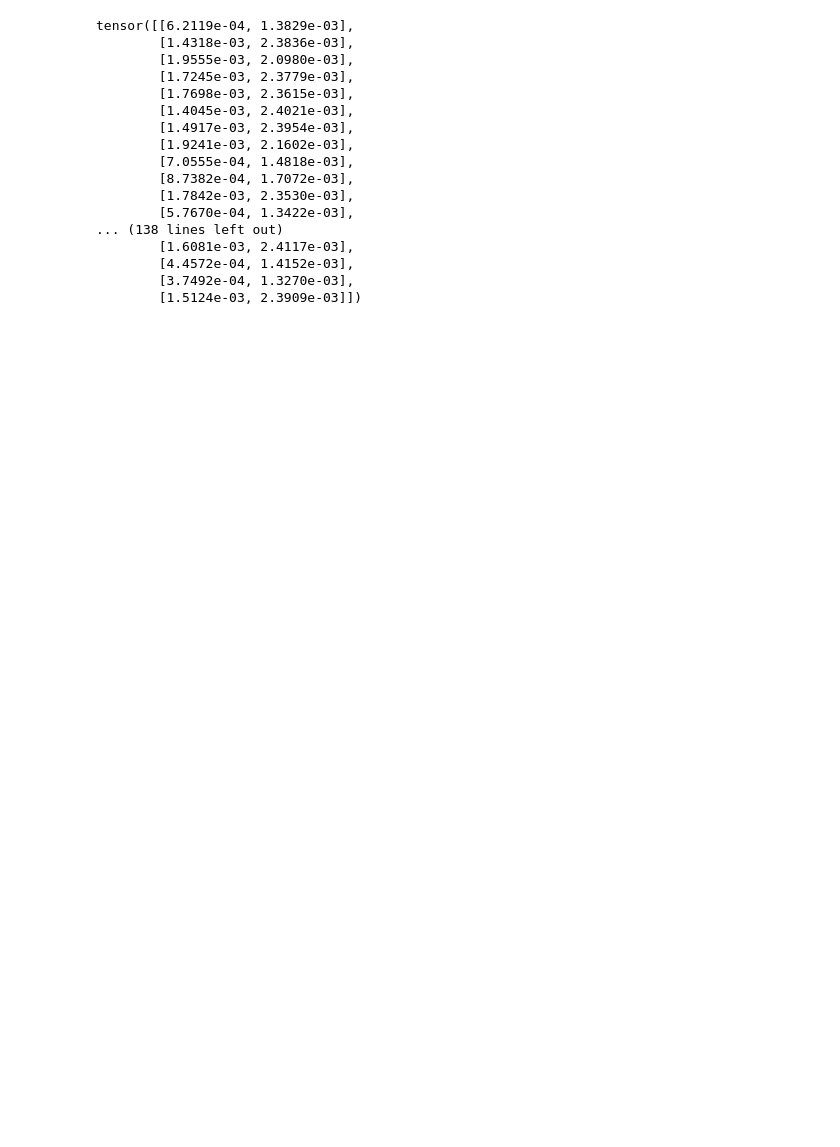
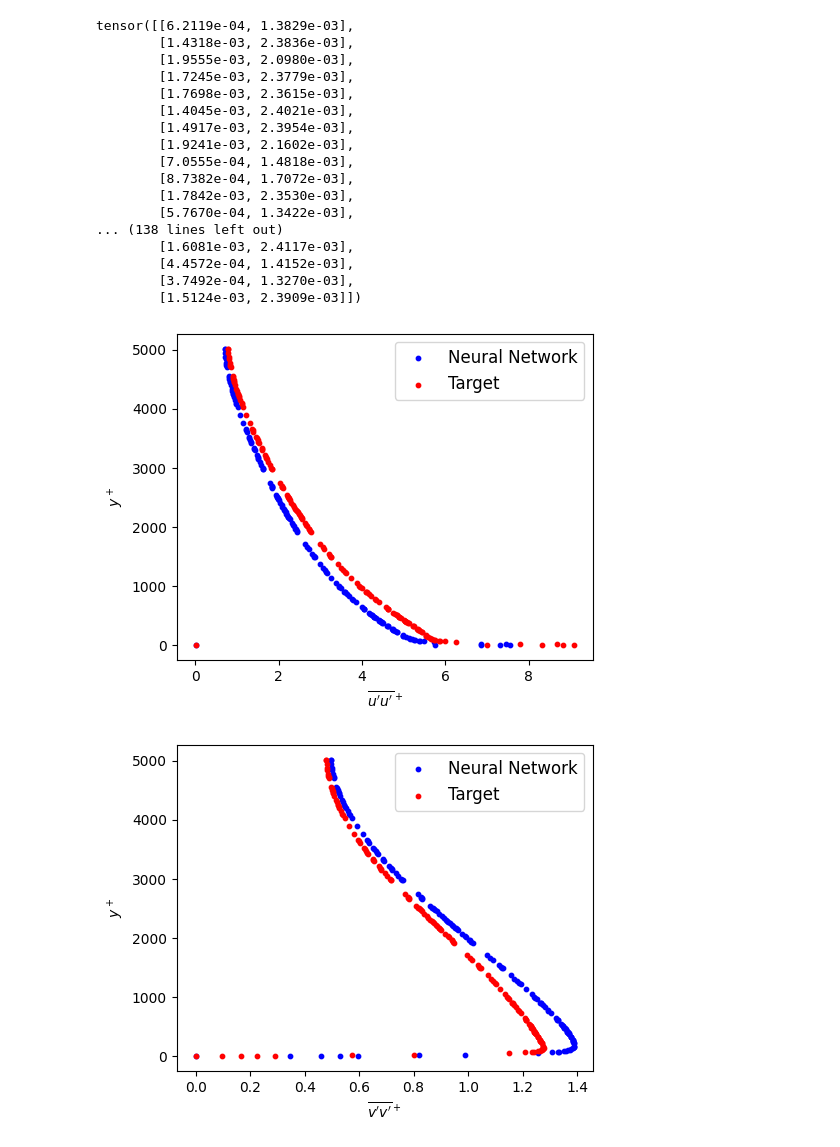
Before and after one commit to Beolinen/Kandidatarbete-ML-for-turbulence-modelling, a Jupyter notebook: neural.ipynb, the cells around one changed output. Cells and saved outputs as stored; diff of their text form; code cells hidden in the pictures; blank space fills up the shorter version.

```diff
--- a/neural.ipynb
+++ b/neural.ipynb
@@ -94,8 +95,8 @@ X = StandardScaler().fit_transform(dudy_squared_DNS)
 # transpose the target vector to make it a column vector
 y = c.transpose()
 
-#tau, dudy, k, uu, vv, ww
-test_var = np.concatenate((reshape_those_fuckers(tau,dudy_DNS,k_DNS,uu_DNS,vv_DNS,ww_DNS)),axis=1)
+#tau, dudy, k, uu, vv, ww, yplus_DNS
+test_var = np.concatenate((reshape_those_fuckers(tau,dudy_DNS,k_DNS,uu_DNS,vv_DNS,ww_DNS,yplus_DNS)),axis=1)
 
 # split the feature matrix and target vector into training and validation sets
 # test_size=0.2 means we reserve 20% of the data for validation
@@ -285,0 +266,40 @@ plt.show()
+# %%
+c_NN = y_val_tensor.detach().numpy()
+
+#tau, dudy, k, uu, vv, ww, yplus
+ww_NN = ((c_NN[:,0])*(test_var_val[:,0]**2*test_var_val[:,1]**2)/(-6) + 2/3)*test_var_val[:,2]
+uu_NN = ((1/12)*test_var_val[:,0]**2*test_var_val[:,1]**2*((c_NN[:,0]) + 6*(c_NN[:,1])) + 2/3)*test_var_val[:,2]
+vv_NN = ((1/12)*test_var_val[:,0]**2*test_var_val[:,1]**2*((c_NN[:,0]) - 6*(c_NN[:,1])) + 2/3)*test_var_val[:,2]
+
+
+fig1 = plt.figure()
+plt.subplots_adjust(left=0.25,bottom=0.20)
+plt.scatter(uu_NN,test_var_val[:,6], marker="o", s=10, c="blue", label="Neural Network")
+plt.scatter(test_var_val[:,3],test_var_val[:,6],marker="o", s=10, c="red", label="Target")
+#plt.axis([0, 1.5, 10,5000])
+plt.xlabel("$\overline{u'u'}^+$")
+plt.ylabel("$y^+$")
+plt.legend(loc="best",fontsize=12)
+
+fig2 = plt.figure()
+plt.subplots_adjust(left=0.25,bottom=0.20)
+plt.scatter(vv_NN,test_var_val[:,6], marker="o", s=10, c="blue", label="Neural Network")
+plt.scatter(test_var_val[:,4],test_var_val[:,6],marker="o", s=10, c="red", label="Target")
+#plt.axis([0, 1.5, 10,5000])
+plt.xlabel("$\overline{v'v'}^+$")
+plt.ylabel("$y^+$")
+plt.legend(loc="best",fontsize=12)
+
+fig3 = plt.figure()
+plt.subplots_adjust(left=0.25,bottom=0.20)
+plt.scatter(ww_NN,test_var_val[:,6], marker="o", s=10, c="blue", label="Neural Network")
+plt.scatter(test_var_val[:,5],test_var_val[:,6],marker="o", s=10, c="red", label="Target")
+#plt.axis([0, 1.5, 10,5000])
+plt.xlabel("$\overline{w'w'}^+$")
+plt.ylabel("$y^+$")
+plt.legend(loc="best",fontsize=12)
+
+plt.show()
+# %% [output]
+[figure, added]
+[figure, added]
```
Also changed, not shown: parts of 7 cells of this notebook, 1 other file.
